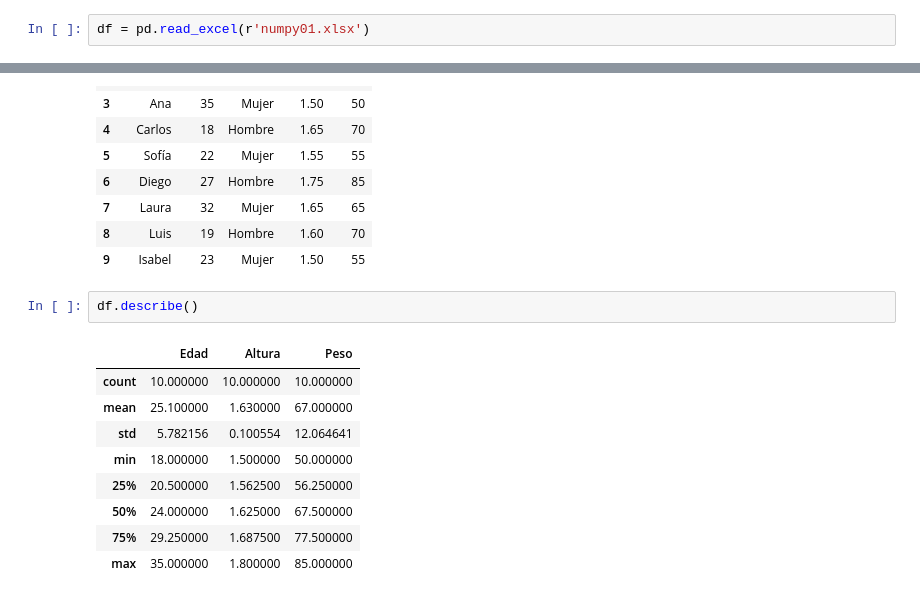
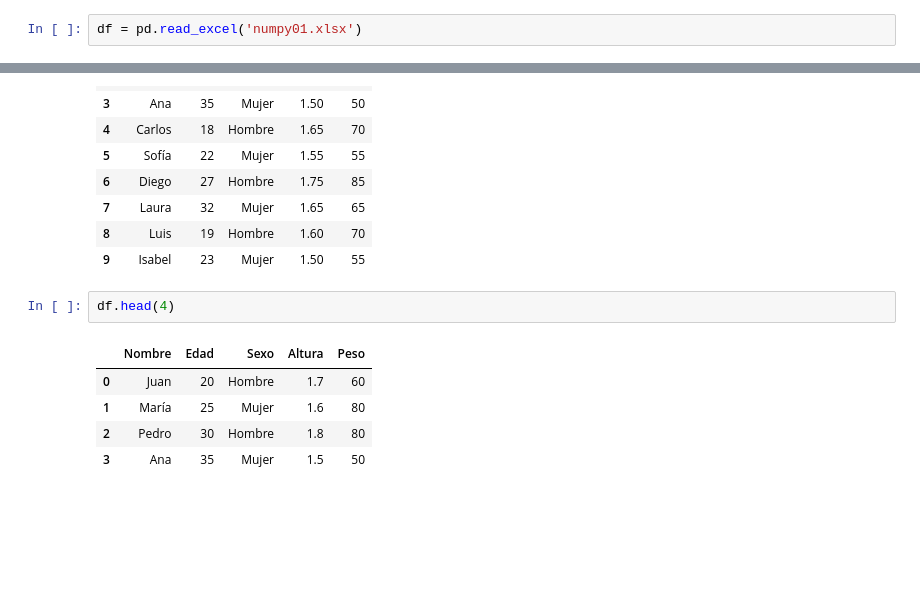
Before and after one commit to Theo-GM/prDataScience, a Jupyter notebook: testing.ipynb, the cells around one changed output, grey strips where cells are left out. Saved outputs shown, nothing was run; the diff lists cells and outputs as text; blank space fills up the shorter version.

```diff
--- a/testing.ipynb
+++ b/testing.ipynb
@@ -56,7 +56,7 @@ print(math.factorial(7))
 import pandas as pd
 import numpy as np
 # %%
-df = pd.read_excel(r'numpy01.xlsx')
+df = pd.read_excel('numpy01.xlsx')
 # %%
 df
 # %% [output]
@@ -72,14 +72,10 @@ df
 | 8 | Luis | 19 | Hombre | 1.60 | 70 |
 | 9 | Isabel | 23 | Mujer | 1.50 | 55 |
 # %%
-df.describe()
+df.head(4)
 # %% [output]
-|  | Edad | Altura | Peso |
-| count | 10.000000 | 10.000000 | 10.000000 |
-| mean | 25.100000 | 1.630000 | 67.000000 |
-| std | 5.782156 | 0.100554 | 12.064641 |
-| min | 18.000000 | 1.500000 | 50.000000 |
-| 25% | 20.500000 | 1.562500 | 56.250000 |
-| 50% | 24.000000 | 1.625000 | 67.500000 |
-| 75% | 29.250000 | 1.687500 | 77.500000 |
-| max | 35.000000 | 1.800000 | 85.000000 |
+|  | Nombre | Edad | Sexo | Altura | Peso |
+| 0 | Juan | 20 | Hombre | 1.7 | 60 |
+| 1 | María | 25 | Mujer | 1.6 | 80 |
+| 2 | Pedro | 30 | Hombre | 1.8 | 80 |
+| 3 | Ana | 35 | Mujer | 1.5 | 50 |
```
Also changed, not shown: 3 other files.
